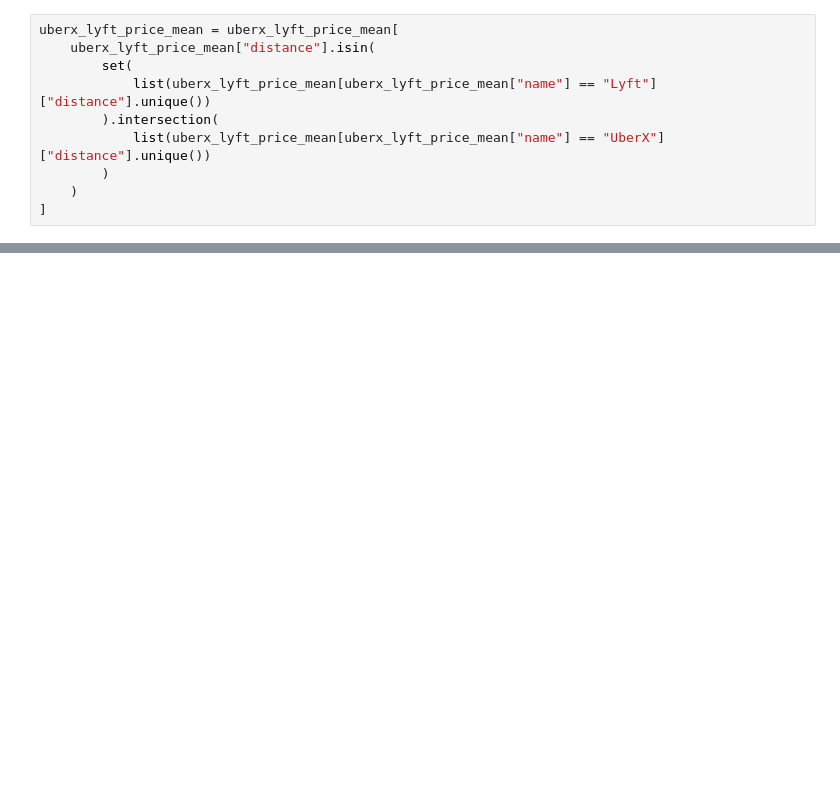
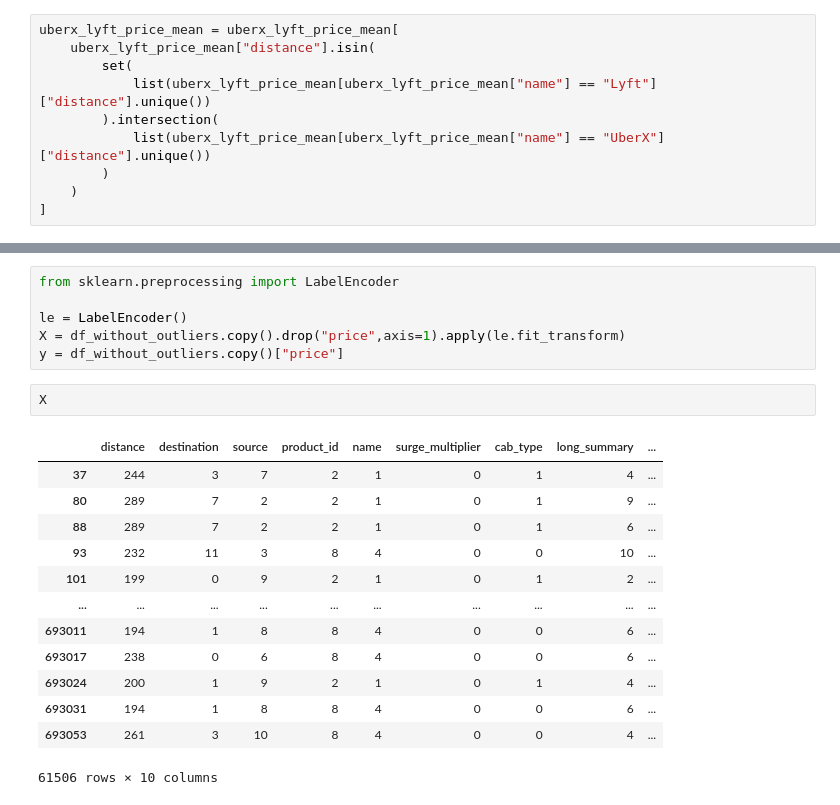
Before and after one commit to dafiqrahman/MSIB-Hacktiv8, a Jupyter notebook: FP 1/fp1.ipynb, the cells around one changed output, grey strips where cells are left out. Saved outputs shown, nothing was run; the diff lists cells and outputs as text; blank space fills up the shorter version.

```diff
--- a/FP 1/fp1.ipynb
+++ b/FP 1/fp1.ipynb
@@ -160,0 +222,22 @@ plt.show()
+# %%
+from sklearn.preprocessing import LabelEncoder
+
+le = LabelEncoder()
+X = df_without_outliers.copy().drop("price",axis=1).apply(le.fit_transform)
+y = df_without_outliers.copy()["price"]
+# %%
+X
+# %% [output]
+|  | distance | destination | source | product_id | name | surge_multiplier | cab_type | long_summary | ... |
+| 37 | 244 | 3 | 7 | 2 | 1 | 0 | 1 | 4 | ... |
+| 80 | 289 | 7 | 2 | 2 | 1 | 0 | 1 | 9 | ... |
+| 88 | 289 | 7 | 2 | 2 | 1 | 0 | 1 | 6 | ... |
+| 93 | 232 | 11 | 3 | 8 | 4 | 0 | 0 | 10 | ... |
+| 101 | 199 | 0 | 9 | 2 | 1 | 0 | 1 | 2 | ... |
+| ... | ... | ... | ... | ... | ... | ... | ... | ... | ... |
+| 693011 | 194 | 1 | 8 | 8 | 4 | 0 | 0 | 6 | ... |
+| 693017 | 238 | 0 | 6 | 8 | 4 | 0 | 0 | 6 | ... |
+| 693024 | 200 | 1 | 9 | 2 | 1 | 0 | 1 | 4 | ... |
+| 693031 | 194 | 1 | 8 | 8 | 4 | 0 | 0 | 6 | ... |
+| 693053 | 261 | 3 | 10 | 8 | 4 | 0 | 0 | 4 | ... |
+61506 rows × 10 columns
```
Also changed, not shown: parts of 26 cells of this notebook.
